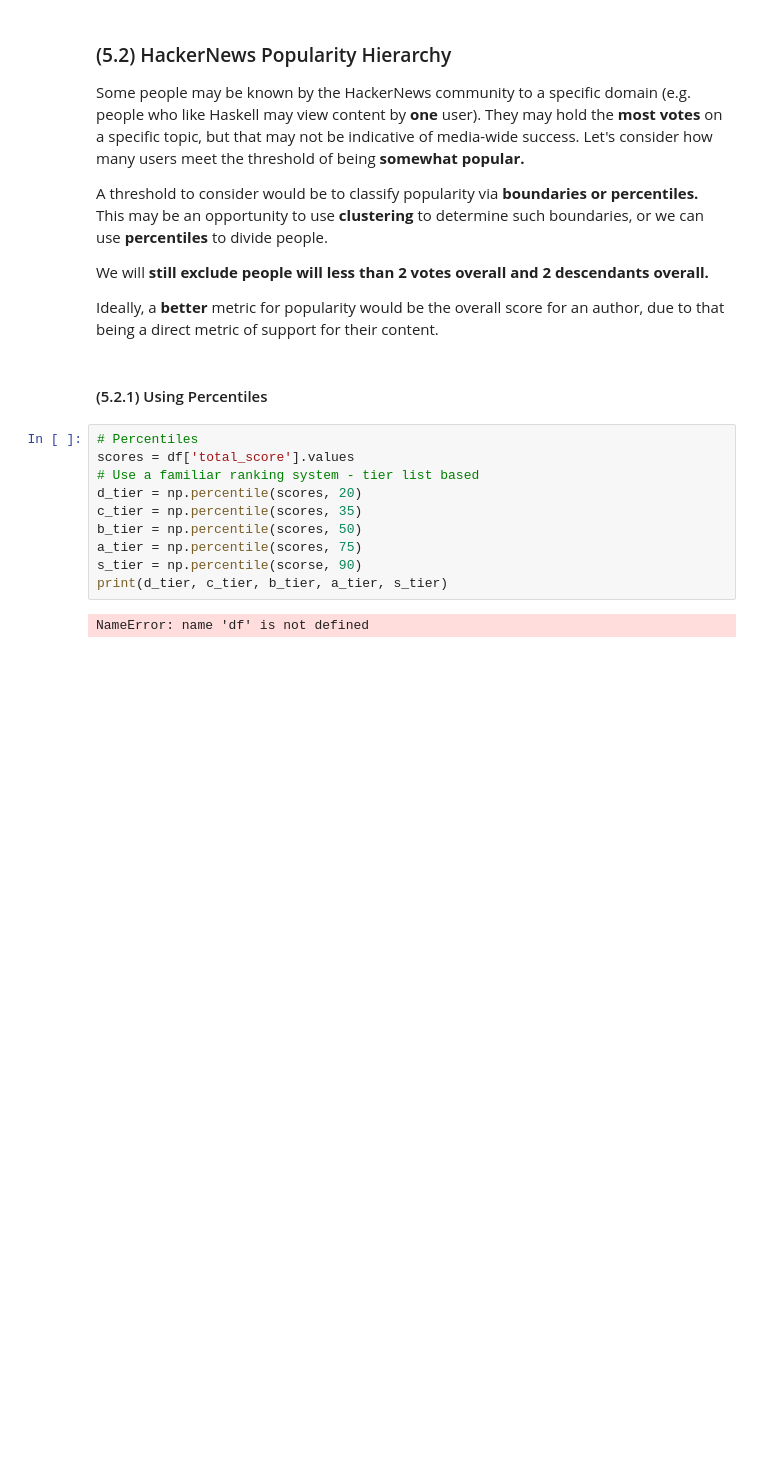
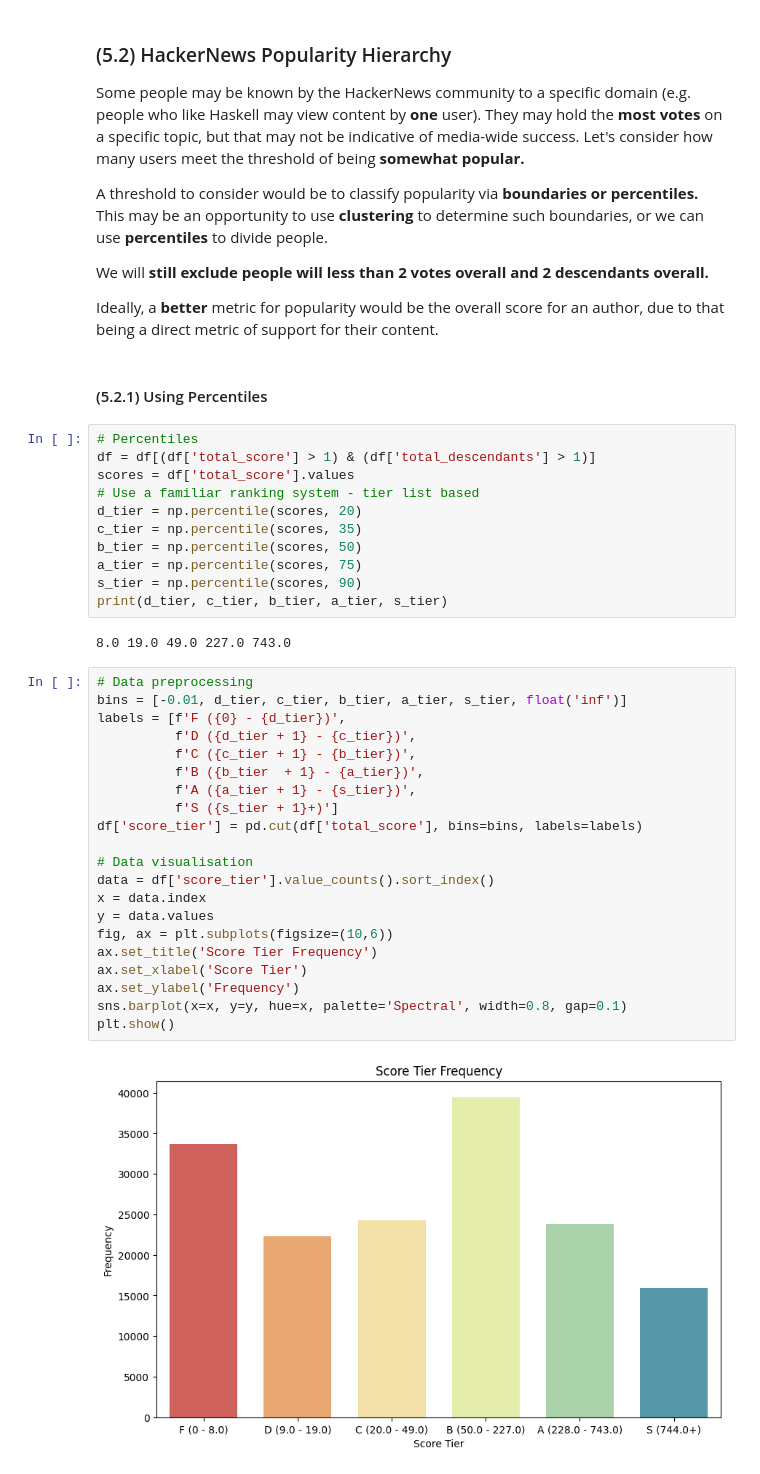
Before and after one commit to biggiefats/HackerNewsAnalysis, a Jupyter notebook: HackerNews.ipynb, the cells around one changed output. Drawn from its saved outputs; the diff is of its cells as text; blank space fills up the shorter version.

Commit message:
percentile method of score

```diff
--- a/HackerNews.ipynb
+++ b/HackerNews.ipynb
@@ -894,13 +890,37 @@ Ideally, a **better** metric for popularity would be the overall score for an au
 #### (5.2.1) Using Percentiles
 # %%
 # Percentiles
+df = df[(df['total_score'] > 1) & (df['total_descendants'] > 1)]
 scores = df['total_score'].values
 # Use a familiar ranking system - tier list based
 d_tier = np.percentile(scores, 20)
 c_tier = np.percentile(scores, 35)
 b_tier = np.percentile(scores, 50)
 a_tier = np.percentile(scores, 75)
-s_tier = np.percentile(scorse, 90)
+s_tier = np.percentile(scores, 90)
 print(d_tier, c_tier, b_tier, a_tier, s_tier)
 # %% [output]
-NameError: name 'df' is not defined
+8.0 19.0 49.0 227.0 743.0
+# %%
+# Data preprocessing
+bins = [-0.01, d_tier, c_tier, b_tier, a_tier, s_tier, float('inf')]
+labels = [f'F ({0} - {d_tier})',
+          f'D ({d_tier + 1} - {c_tier})',
+          f'C ({c_tier + 1} - {b_tier})',
+          f'B ({b_tier  + 1} - {a_tier})',
+          f'A ({a_tier + 1} - {s_tier})',
+          f'S ({s_tier + 1}+)']
+df['score_tier'] = pd.cut(df['total_score'], bins=bins, labels=labels)
+
+# Data visualisation
+data = df['score_tier'].value_counts().sort_index()
+x = data.index
+y = data.values
+fig, ax = plt.subplots(figsize=(10,6))
+ax.set_title('Score Tier Frequency')
+ax.set_xlabel('Score Tier')
+ax.set_ylabel('Frequency')
+sns.barplot(x=x, y=y, hue=x, palette='Spectral', width=0.8, gap=0.1)
+plt.show()
+# %% [output]
+[figure, added]
```
Also changed, not shown: parts of 4 cells of this notebook.
